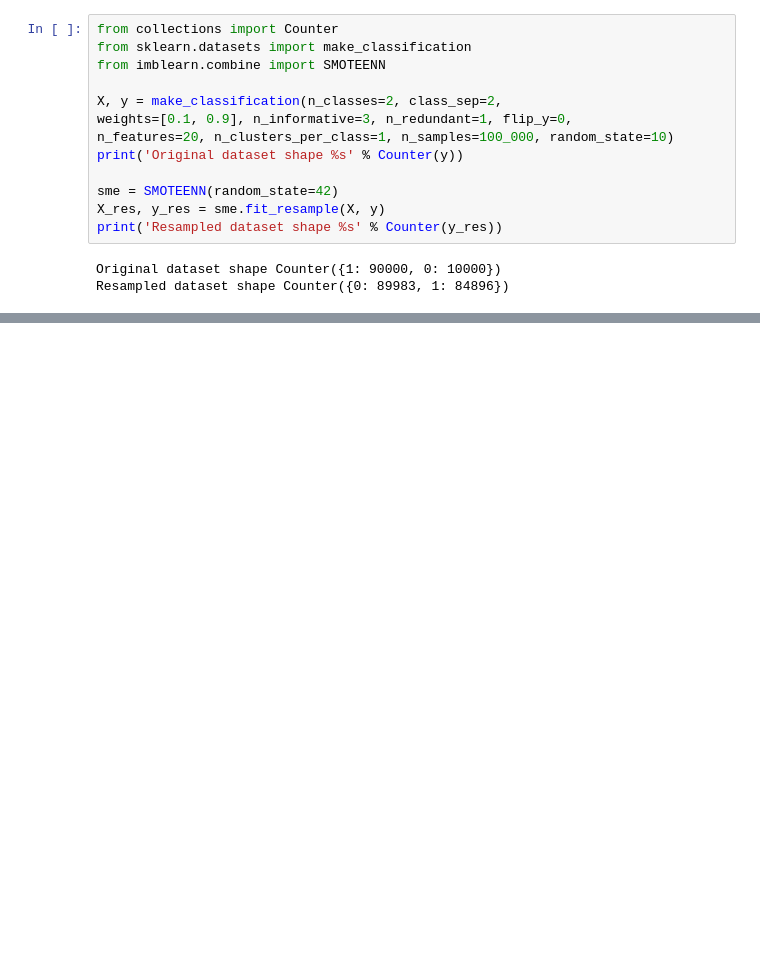
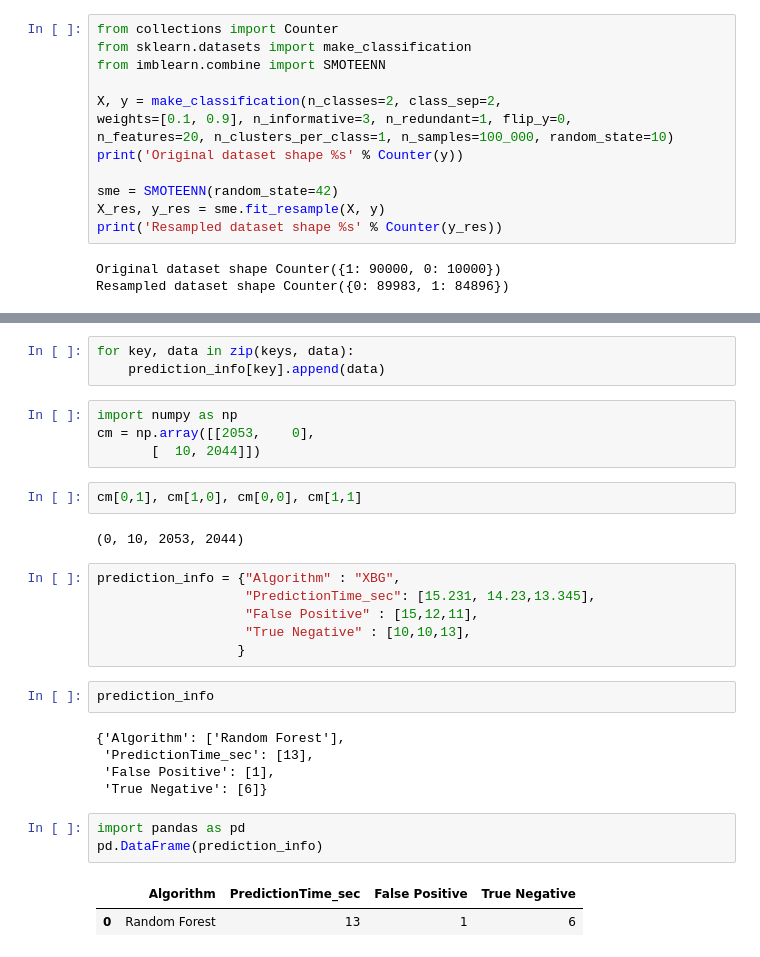
Before and after one commit to Erik1120/DataScienceCapstoneOne, a Jupyter notebook: Notebook/Test.ipynb, the cells around one changed output, grey strips where cells are left out. Cells and saved outputs as stored; diff of their text form; blank space fills up the shorter version.

```diff
--- a/Notebook/Test.ipynb
+++ b/Notebook/Test.ipynb
@@ -624,0 +642,30 @@ Resampled dataset shape Counter({0: 89983, 1: 84896})
+# %%
+for key, data in zip(keys, data):
+    prediction_info[key].append(data)
+# %%
+import numpy as np
+cm = np.array([[2053,    0],
+       [  10, 2044]])
+# %%
+cm[0,1], cm[1,0], cm[0,0], cm[1,1]
+# %% [output]
+(0, 10, 2053, 2044)
+# %%
+prediction_info = {"Algorithm" : "XBG",
+                   "PredictionTime_sec": [15.231, 14.23,13.345],
+                   "False Positive" : [15,12,11],
+                   "True Negative" : [10,10,13],
+                  }
+# %%
+prediction_info
+# %% [output]
+{'Algorithm': ['Random Forest'],
+ 'PredictionTime_sec': [13],
+ 'False Positive': [1],
+ 'True Negative': [6]}
+# %%
+import pandas as pd
+pd.DataFrame(prediction_info)
+# %% [output]
+|  | Algorithm | PredictionTime_sec | False Positive | True Negative |
+| 0 | Random Forest | 13 | 1 | 6 |
```
Also changed, not shown: parts of 3 cells of this notebook, 3 other files.
